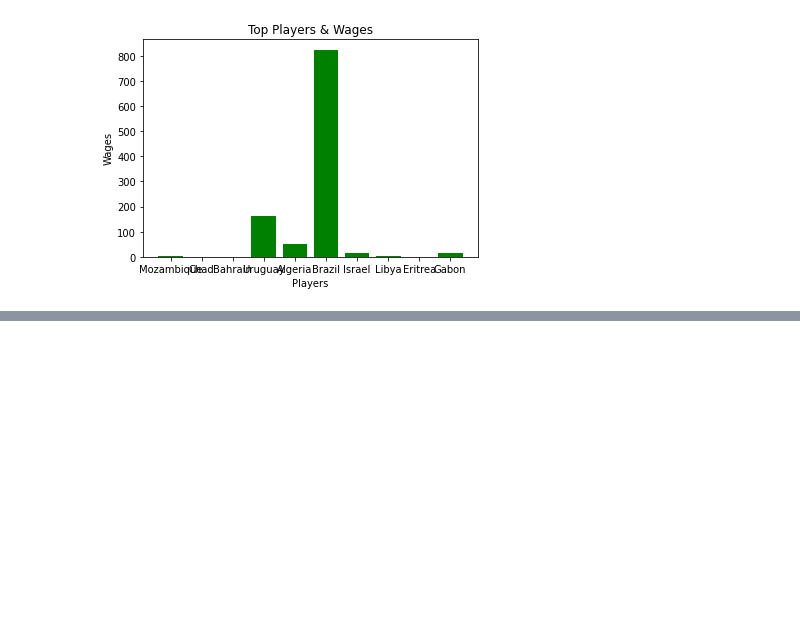
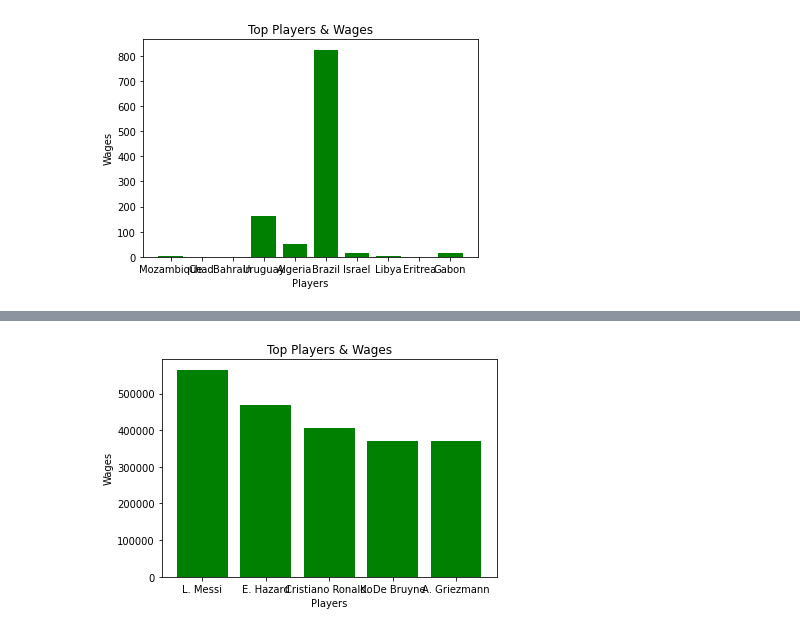
Before and after one commit to Thien-Nguyen-Git/FIFA_Players_Python, a Jupyter notebook: FIFA_Players.ipynb, the cells around one changed output, grey strips where cells are left out. Drawn from its saved outputs; the diff is of its cells as text; code cells hidden in the pictures; blank space fills up the shorter version.

Commit message:
Graph and Chart
Using graphs and charts to show and plot point of players and salaries

```diff
--- a/FIFA_Players.ipynb
+++ b/FIFA_Players.ipynb
@@ -125,0 +176,17 @@ plt.show()
+# %%
+# 9. Create a bar plot of point number 8.
+top = df.nlargest(5, 'wage_eur')
+
+X = top.iloc[:,2]
+
+Y = top.iloc[:,13]
+
+plt.bar(X, Y, color='g')
+plt.title("Top Players & Wages")
+plt.xlabel("Players")
+plt.ylabel("Wages")
+
+# Show the plot
+plt.show()
+# %% [output]
+[figure, added]
```
Also changed, not shown: parts of 3 cells of this notebook.
